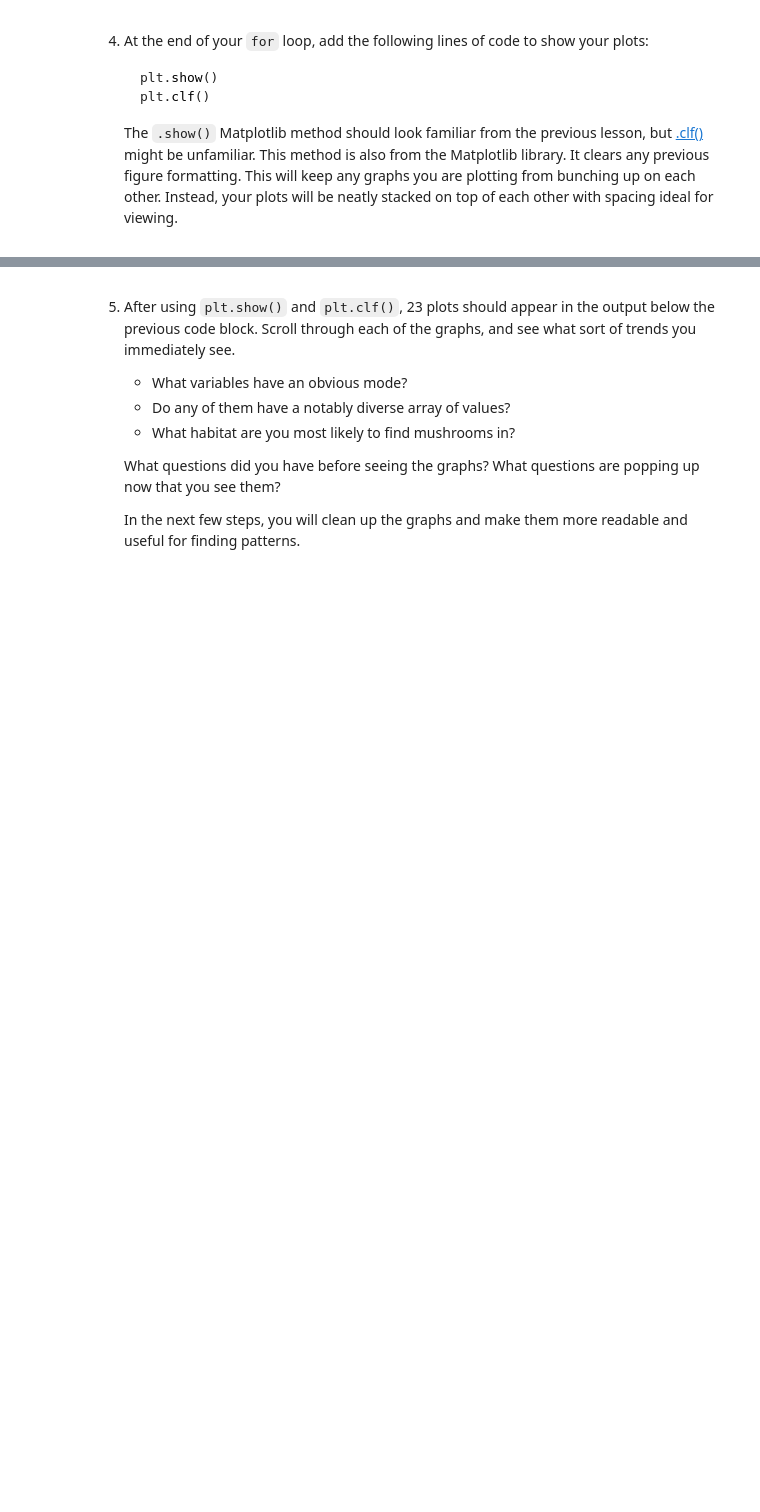
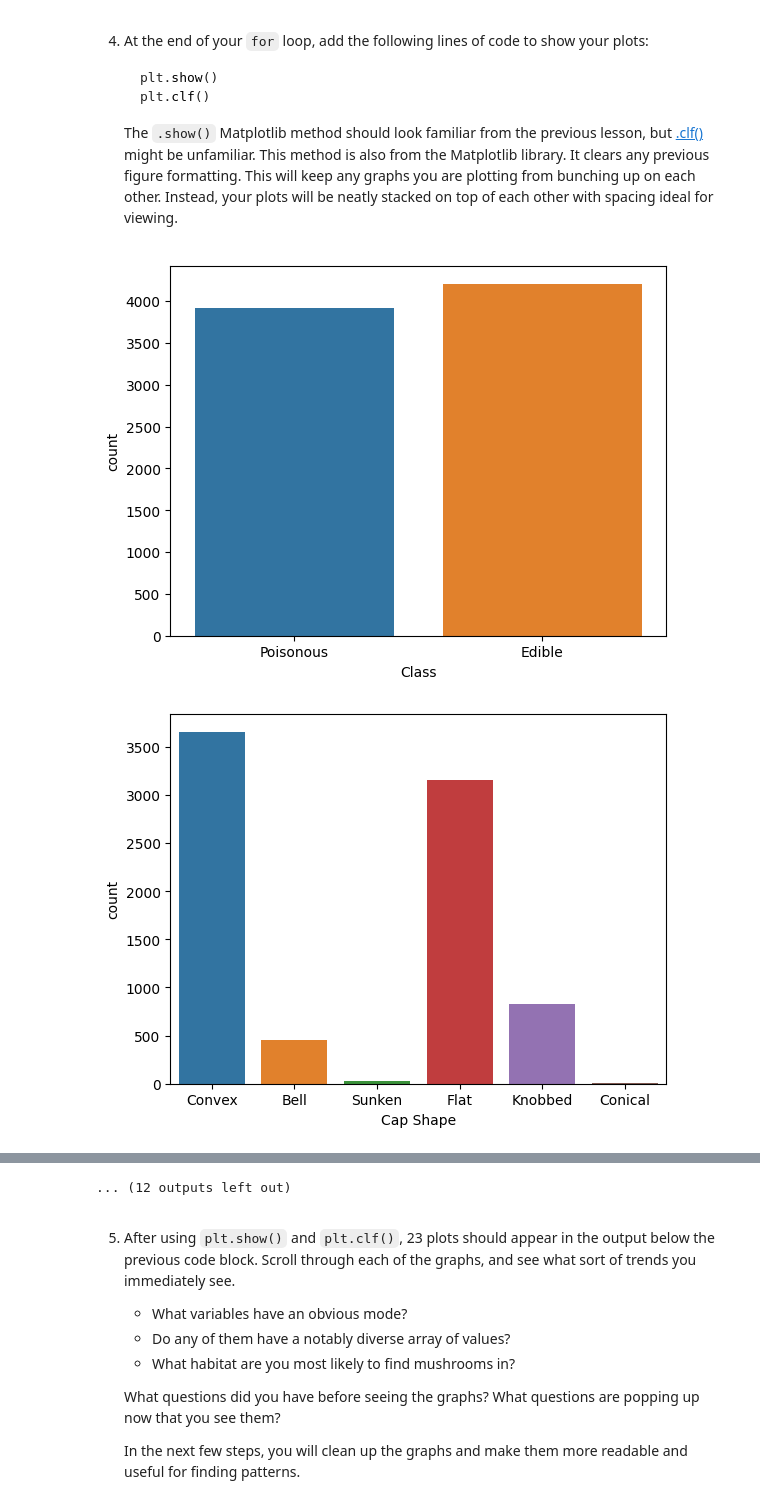
Before and after one commit to YevhenGrinev/Exploring-Mushrooms, a Jupyter notebook: Exploring Mushrooms.ipynb, the cells around one changed output, grey strips where cells are left out. Saved outputs shown, nothing was run; the diff lists cells and outputs as text; code cells hidden in the pictures; blank space fills up the shorter version.

````diff
--- a/Exploring Mushrooms.ipynb
+++ b/Exploring Mushrooms.ipynb
@@ -101,3 +115,11 @@ Habitat
    ```
 
    The `.show()` Matplotlib method should look familiar from the previous lesson, but [.clf()](https://matplotlib.org/3.1.1/api/_as_gen/matplotlib.pyplot.clf.html) might be unfamiliar. This method is also from the Matplotlib library. It clears any previous figure formatting. This will keep any graphs you are plotting from bunching up on each other. Instead, your plots will be neatly stacked on top of each other with spacing ideal for viewing.
+# %%
+for column in columns:
+    sns.countplot(x=column, data=df)
+    plt.show()
+    plt.clf()
+# %% [output]
+[figure, added]
+[figure, added]
@@ -104,3 +136,4 @@ Habitat
+... (12 outputs left out)
 # %% [markdown]
 5. After using `plt.show()` and `plt.clf()`, 23 plots should appear in the output below the previous code block. Scroll through each of the graphs, and see what sort of trends you immediately see.
    - What variables have an obvious mode?
````
Also changed, not shown: parts of 7 cells of this notebook.
